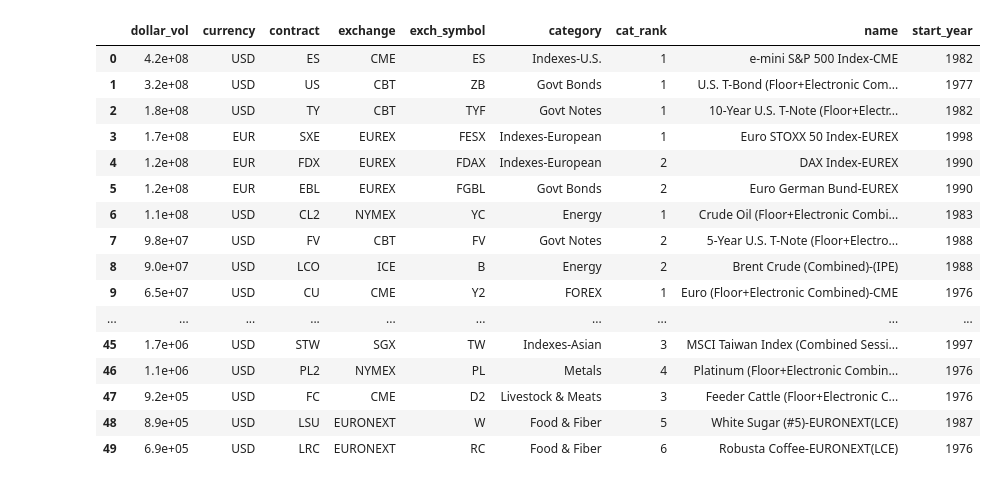
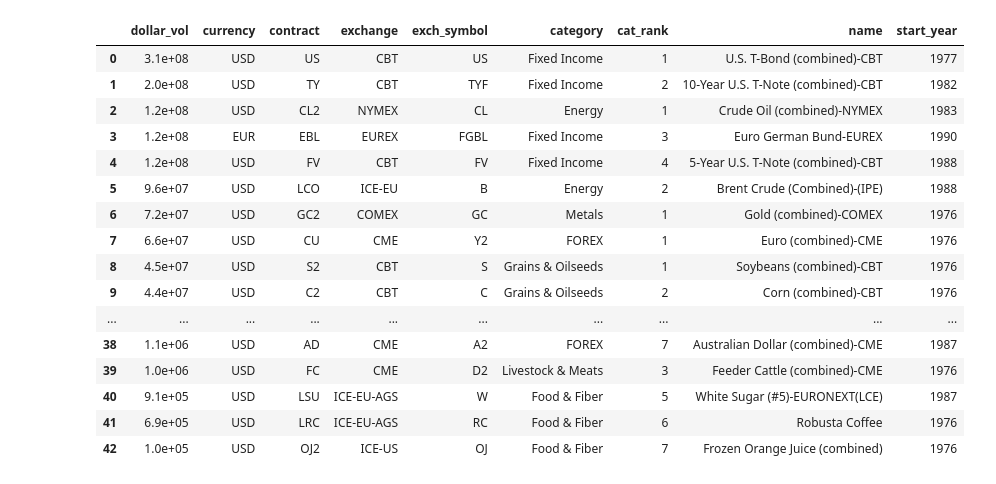
Before and after one commit to chiaolun/trend_following, a Jupyter notebook: analysis.ipynb, the cells around one changed output. Cells and saved outputs as stored; diff of their text form; code cells hidden in the pictures.

```diff
--- a/analysis.ipynb
+++ b/analysis.ipynb
@@ -57,4 +35,4 @@ time: 5.1 s (started: 2022-06-29 17:45:04 +08:00)
 # %%
 prev_close = dailies.sort_values("date").groupby(["contract", "expiry"]).close.shift()
-dailies["d_close"] = dailies["close"] - prev_close
+dailies["d_close"] = dailies.close - prev_close
 # %% [output]
@@ -95,0 +65,19 @@ time: 19.2 ms (started: 2022-06-29 17:46:34 +08:00)
+# %%
+metadata = (
+    pd.read_csv("contracts.csv")
+    .dropna(subset=["Exch Symbol", "Currency", "Name", "Point Value",
+                    "Symbol", 'Futures Category'])
+    .loc[lambda df: ~df.Symbol.isin(["TW1", "TW2"])]
+    .set_index("Symbol")
+)
+metadata.loc[lambda df: df["Futures Category"].isin([
+    'Indexes-Asian', 'Indexes-Australian',
+    'Indexes-Canadian', 'Indexes-European',
+    'Indexes-Global', 'Indexes-Indian Stocks',
+    'Indexes-Mexican', 'Indexes-S. African', 'Indexes-S. American',
+    'Indexes-U.S.',
+]), 'Futures Category'] = "Equity Index"
+metadata.loc[
+    lambda df: df["Futures Category"].isin([
+        'Govt Notes', 'Govt Bonds', 'Govt Rates', 'Interest Rates', 'Indexes-U.S. Bonds',
+    ]), 'Futures Category'] = "Fixed Income"
@@ -101,12 +91,14 @@ time: 1.32 ms (started: 2022-06-29 17:46:34 +08:00)
 # %%
 contract_mask = (
     metadata.Currency.isin(["USD", "EUR"])
+    &
+    metadata["Close Field Type"].eq("Settlement")
     &
     ~point_values.str.contains("contract")
     &
     ~point_values.str.contains("mwh")
     &
-    ~names.index.isin(["TF", "ER2", "SP2", "ZI"])
+    ~names.index.isin(["TF", "ER2", "SP2", "ZI", "ZN", "TU2", "LC1"])
     &
     (
         names.str.contains("combined session")
@@ -115,13 +107,5 @@ contract_mask = (
     )
     &
     ~names.str.contains("divided by 10")
-    &
-    ~names.str.contains("last in")
-    &
-    ~names.str.contains("last trade in close")
-    &
-    ~names.str.contains("floor trading only")
-    &
-    ~names.str.contains("\(floor\)")
 )
 # %% [output]
@@ -168,7 +152,7 @@ contract_volumes["dollar_vol"] = contract_volumes.eval("adr * multiplier * volum
 contract_volumes["cat_rank"] = (
     contract_volumes.groupby(["category", "decade"])
     .dollar_vol.rank(ascending=False)
-    .astype(int)
+    .fillna(0).astype(int)
 )
 contract_volumes["start_year"] = contract_volumes.contract.map(
     dailies.groupby("contract").date.min().dt.year.astype("Int64")
@@ -178,35 +162,36 @@ time: 354 ms (started: 2022-06-29 17:46:40 +08:00)
 # %%
 shortlist = (
     contract_volumes
-    .query("cat_rank <= 6 & start_year < 2000 & decade == 2010")
+    .query("category != 'Equity Index'")
+    .query("cat_rank <= 7 & start_year < 2000 & decade == 2010")
     .query("dollar_vol.rank(ascending=False) <= 50")
     .sort_values("dollar_vol", ascending=False)
     [["dollar_vol", "currency", "contract", "exchange", "exch_symbol",
       "category", "cat_rank", "name", "start_year"]]
     .reset_index(drop=True)
 )
 with all_rows:
     display(
         shortlist
         .style
         .format(subset=["dollar_vol"], formatter="{:.1e}")
         .set_properties(subset=["name"], **{'white-space': 'pre-wrap'})
     )
 # %% [output]
 |  | dollar_vol | currency | contract | exchange | exch_symbol | category | cat_rank | name | start_year |
-| 0 | 4.2e+08 | USD | ES | CME | ES | Indexes-U.S. | 1 | e-mini S&P 500 Index-CME | 1982 |
-| 1 | 3.2e+08 | USD | US | CBT | ZB | Govt Bonds | 1 | U.S. T-Bond (Floor+Electronic Com... | 1977 |
-| 2 | 1.8e+08 | USD | TY | CBT | TYF | Govt Notes | 1 | 10-Year U.S. T-Note (Floor+Electr... | 1982 |
-| 3 | 1.7e+08 | EUR | SXE | EUREX | FESX | Indexes-European | 1 | Euro STOXX 50 Index-EUREX | 1998 |
-| 4 | 1.2e+08 | EUR | FDX | EUREX | FDAX | Indexes-European | 2 | DAX Index-EUREX | 1990 |
-| 5 | 1.2e+08 | EUR | EBL | EUREX | FGBL | Govt Bonds | 2 | Euro German Bund-EUREX | 1990 |
-| 6 | 1.1e+08 | USD | CL2 | NYMEX | YC | Energy | 1 | Crude Oil (Floor+Electronic Combi... | 1983 |
-| 7 | 9.8e+07 | USD | FV | CBT | FV | Govt Notes | 2 | 5-Year U.S. T-Note (Floor+Electro... | 1988 |
-| 8 | 9.0e+07 | USD | LCO | ICE | B | Energy | 2 | Brent Crude (Combined)-(IPE) | 1988 |
-| 9 | 6.5e+07 | USD | CU | CME | Y2 | FOREX | 1 | Euro (Floor+Electronic Combined)-CME | 1976 |
+| 0 | 3.1e+08 | USD | US | CBT | US | Fixed Income | 1 | U.S. T-Bond (combined)-CBT | 1977 |
+| 1 | 2.0e+08 | USD | TY | CBT | TYF | Fixed Income | 2 | 10-Year U.S. T-Note (combined)-CBT | 1982 |
+| 2 | 1.2e+08 | USD | CL2 | NYMEX | CL | Energy | 1 | Crude Oil (combined)-NYMEX | 1983 |
+| 3 | 1.2e+08 | EUR | EBL | EUREX | FGBL | Fixed Income | 3 | Euro German Bund-EUREX | 1990 |
+| 4 | 1.2e+08 | USD | FV | CBT | FV | Fixed Income | 4 | 5-Year U.S. T-Note (combined)-CBT | 1988 |
+| 5 | 9.6e+07 | USD | LCO | ICE-EU | B | Energy | 2 | Brent Crude (Combined)-(IPE) | 1988 |
+| 6 | 7.2e+07 | USD | GC2 | COMEX | GC | Metals | 1 | Gold (combined)-COMEX | 1976 |
+| 7 | 6.6e+07 | USD | CU | CME | Y2 | FOREX | 1 | Euro (combined)-CME | 1976 |
+| 8 | 4.5e+07 | USD | S2 | CBT | S | Grains & Oilseeds | 1 | Soybeans (combined)-CBT | 1976 |
+| 9 | 4.4e+07 | USD | C2 | CBT | C | Grains & Oilseeds | 2 | Corn (combined)-CBT | 1976 |
 | ... | ... | ... | ... | ... | ... | ... | ... | ... | ... |
-| 45 | 1.7e+06 | USD | STW | SGX | TW | Indexes-Asian | 3 | MSCI Taiwan Index (Combined Sessi... | 1997 |
-| 46 | 1.1e+06 | USD | PL2 | NYMEX | PL | Metals | 4 | Platinum (Floor+Electronic Combin... | 1976 |
-| 47 | 9.2e+05 | USD | FC | CME | D2 | Livestock & Meats | 3 | Feeder Cattle (Floor+Electronic C... | 1976 |
-| 48 | 8.9e+05 | USD | LSU | EURONEXT | W | Food & Fiber | 5 | White Sugar (#5)-EURONEXT(LCE) | 1987 |
-| 49 | 6.9e+05 | USD | LRC | EURONEXT | RC | Food & Fiber | 6 | Robusta Coffee-EURONEXT(LCE) | 1976 |
+| 38 | 1.1e+06 | USD | AD | CME | A2 | FOREX | 7 | Australian Dollar (combined)-CME | 1987 |
+| 39 | 1.0e+06 | USD | FC | CME | D2 | Livestock & Meats | 3 | Feeder Cattle (combined)-CME | 1976 |
+| 40 | 9.1e+05 | USD | LSU | ICE-EU-AGS | W | Food & Fiber | 5 | White Sugar (#5)-EURONEXT(LCE) | 1987 |
+| 41 | 6.9e+05 | USD | LRC | ICE-EU-AGS | RC | Food & Fiber | 6 | Robusta Coffee | 1976 |
+| 42 | 1.0e+05 | USD | OJ2 | ICE-US | OJ | Food & Fiber | 7 | Frozen Orange Juice (combined) | 1976 |
```
Also changed, not shown: parts of 40 cells of this notebook, 3 other files.
